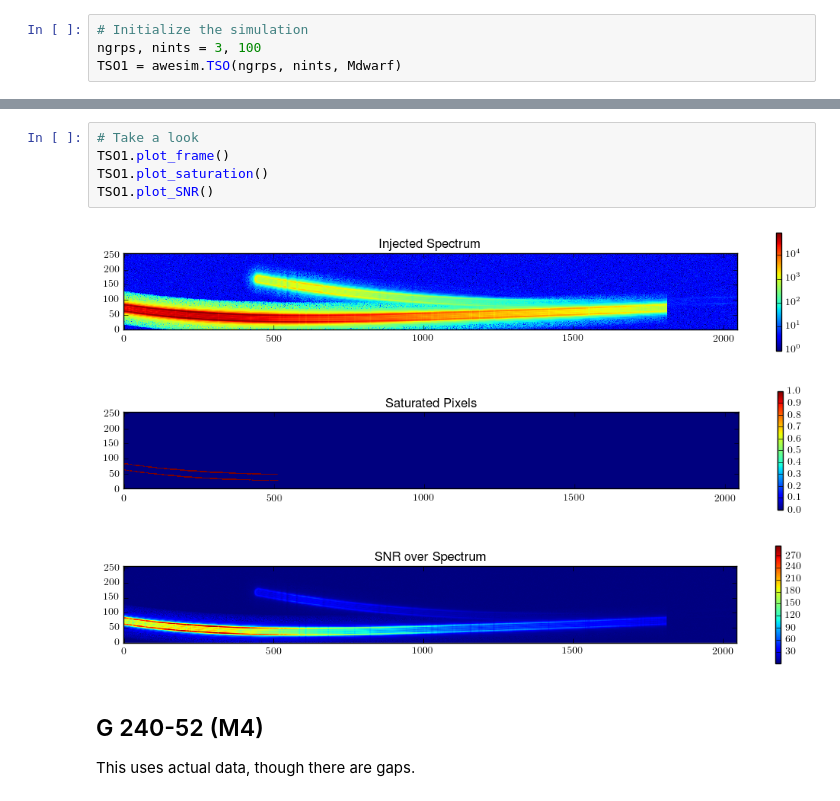
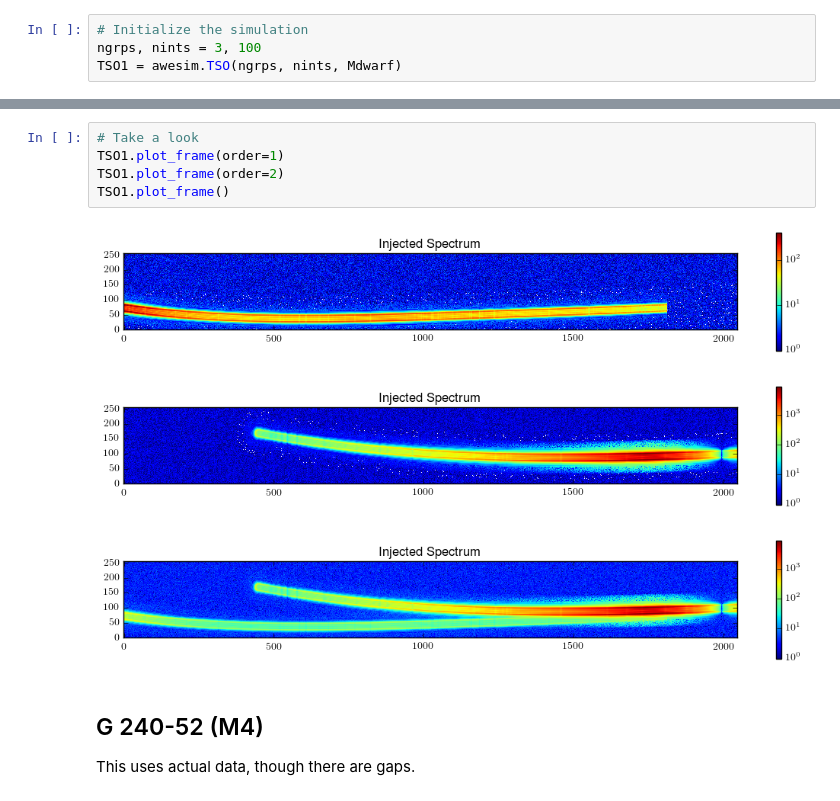
Before and after one commit to spacetelescope/awesimsoss, a Jupyter notebook: notebooks/AWESim_SOSS.ipynb, the cells around one changed output, grey strips where cells are left out. Drawn from its saved outputs; the diff is of its cells as text.

```diff
--- a/notebooks/AWESim_SOSS.ipynb
+++ b/notebooks/AWESim_SOSS.ipynb
@@ -99,12 +101,12 @@ Order 2 light curves finished:  31.554249048233032
 # %%
 # Take a look
+TSO1.plot_frame(order=1)
+TSO1.plot_frame(order=2)
 TSO1.plot_frame()
-TSO1.plot_saturation()
-TSO1.plot_SNR()
 # %% [output]
-[figure, old version]
+[figure, new version]
-[figure, old version]
+[figure, new version]
-[figure, old version]
+[figure, new version]
 # %% [markdown]
 ## G 240-52 (M4)
 
```
Also changed, not shown: parts of 6 cells of this notebook, 1 other file.
